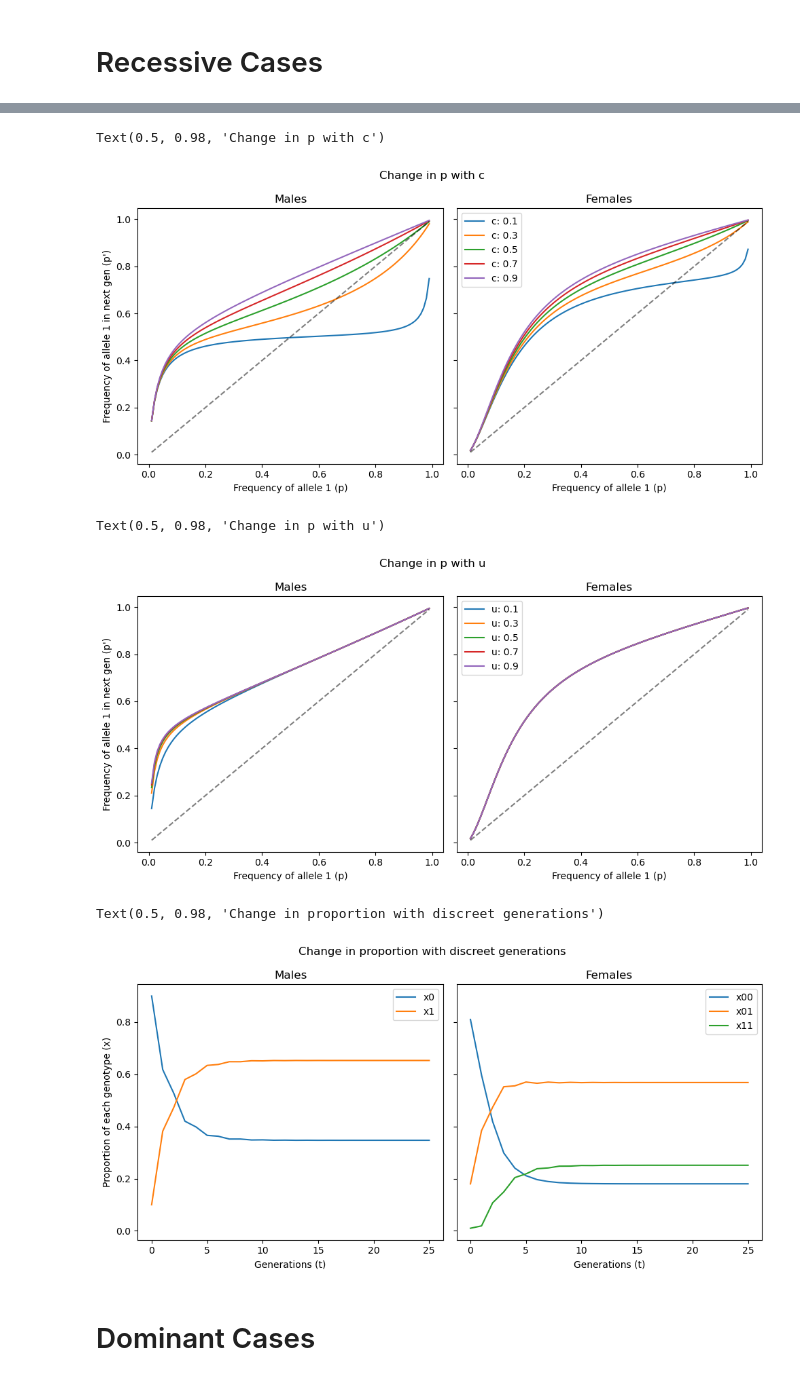
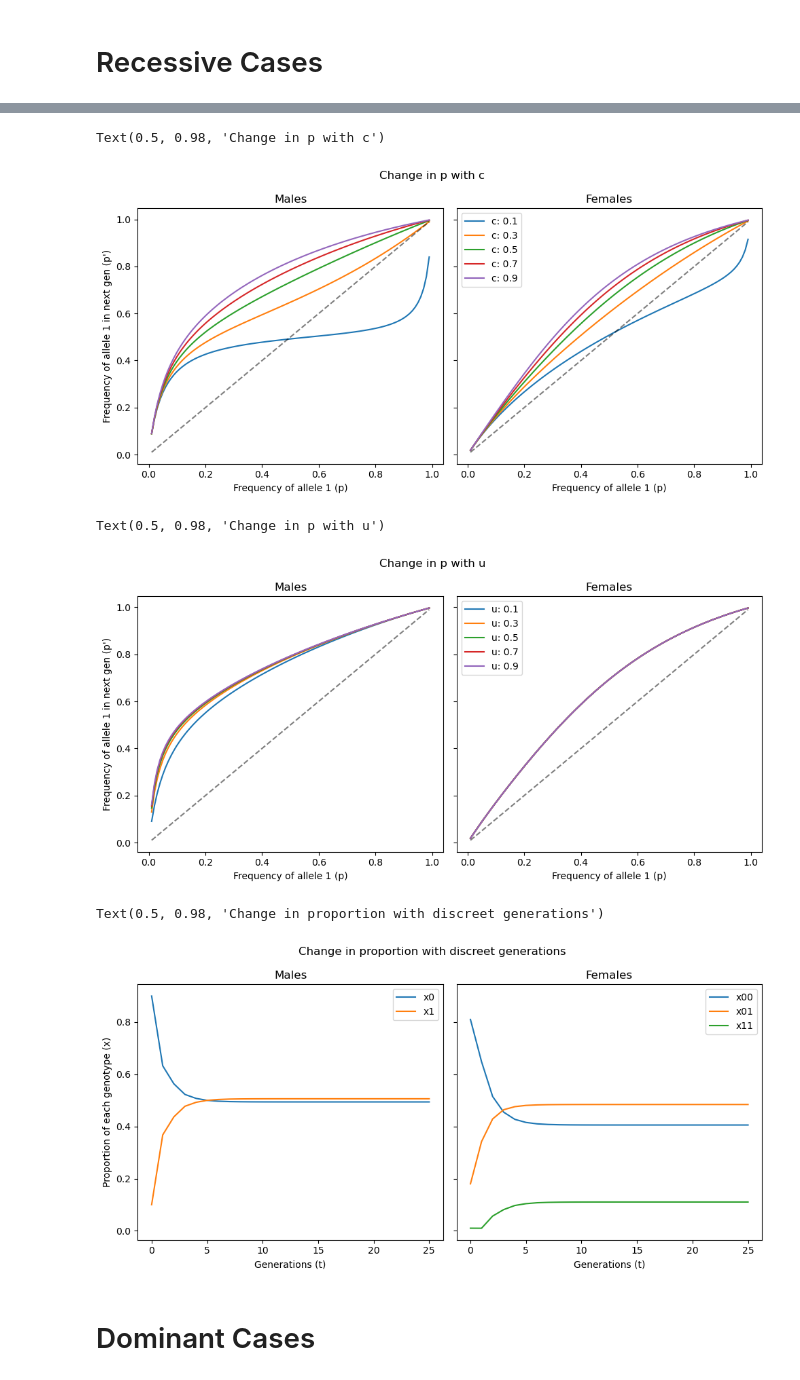
Before and after one commit to AbhayGupta115/PineSawflyModel, a Jupyter notebook: model.ipynb, the cells around one changed output, grey strips where cells are left out. Drawn from its saved outputs; the diff is of its cells as text; code cells hidden in the pictures.

```diff
--- a/model.ipynb
+++ b/model.ipynb
@@ -16,19 +16,19 @@ p = np.linspace(0.01, 0.99, 101)            #Initial frequency of defender allel
 q = (1 - p)                                 #Frequency of non defenders
 C = 100                                     #Number of eggs laid by non defender females
 c = np.linspace(1, 100, 20, dtype = 'int')  #Cost to females who defend (lower c = higher cost)
-a = np.linspace(1, 10, 5, dtype = 'int')    #Advantage for non defender mails in mating rate
+a = np.linspace(1, 50, 5, dtype = 'int')    #Advantage for non defender mails in mating rate
 u = np.round(np.linspace(0.1, 0.9, 5), 2)   #Probability female stays unmated
 r = np.round(np.linspace(0.1, 0.9, 5), 2)   #Sex ration (Prob of male larvae in a mating)
-DOMINANT = True                             #Switch between def allele being dominant or not
+DOMINANT = False                            #Switch between def allele being dominant or not
 
-def s(d, using = 's'):                      #Probability of the group surviving based on the proportion of defenders in the larvae
+def s(d, using = 'exp'):                      #Probability of the group surviving based on the proportion of defenders in the larvae
 
     if using == 'linear':
         return d * (0.99 - 0.01) + 0.01
     elif using == 'expinv':
         return ((np.exp(-d) - np.exp(0))/(np.exp(-1) - np.exp(0))) * (0.99 - 0.01) + 0.01
     elif using == 'exp':
-        return ((np.exp(d) - np.exp(0))/(np.exp(1) - np.exp(0))) * (0.99 - 0.01) + 0.01
+        return ((np.exp(2.5*d) - np.exp(0))/(np.exp(2.5*1) - np.exp(0))) * (0.99 - 0.01) + 0.01
     elif using == 's':
         return 1/(1 + np.exp(-9.2 * (d - 0.5)))
 # %%
@@ -37,8 +37,8 @@ P = {
     'p' : np.linspace(0.01, 0.99, 101), #Initial frequency of defender allele
     'q' : (1 - p),                      #Frequency of non defenders
     'C' : 100,                          #Number of eggs laid by non defender females
-    'c' : 90,                           #Cost to females who defend (lower c = higher cost)
-    'a' : 2.5,                          #Advantage for non defender mails in mating rate
+    'c' : 70,                           #Cost to females who defend (lower c = higher cost)
+    'a' : 5,                            #Advantage for non defender mails in mating rate
     'u' : 0.1,                          #Probability female stays unmated
     'r' : 0.2,                          #Sex ration (Prob of male larvae in a mating)
 }
@@ -328,7 +328,7 @@ ax[0].set_ylabel("Frequency of allele 1 in next gen (p')")
 fig.suptitle('Change in p with c')
 # %% [output]
 Text(0.5, 0.98, 'Change in p with c')
-[figure, old version]
+[figure, new version]
 # %%
 range_c = np.linspace(1, 100, 5, dtype = 'int')
 
@@ -371,7 +371,7 @@ ax[0].set_ylabel("Frequency of allele 1 in next gen (p')")
 fig.suptitle('Change in p with u')
 # %% [output]
 Text(0.5, 0.98, 'Change in p with u')
-[figure, old version]
+[figure, new version]
 # %%
 #New function for cont discreet generations
 def congen(P, orgs = []):
@@ -447,9 +447,9 @@ gentime = 25
 param = P.copy()
 param['p'] = 0.1
 param['q'] = 0.9
-param['c'] = 30
+param['c'] = 10
 param['r'] = 0.5
-param['u'] = 0.0
+param['u'] = 0.1
 param['a'] = 10
 
 orgs = []
@@ -471,33 +471,33 @@ for t in tqdm(range(gentime)):
     ind_prop['x01'].append(org_ls[3] / (sum(org_ls[2:])))
     ind_prop['x11'].append(org_ls[4] / (sum(org_ls[2:])))
 
     org_ls[:2] = org_ls[:2] / (sum(org_ls[:2]))
     org_ls[2:] = org_ls[2:] / (sum(org_ls[2:]))
     orgs = org_ls
 
 
 fig, (ax0, ax1) = plt.subplots(ncols = 2, sharey = True, layout = 'tight', figsize = (10, 5))
 
 ax0.plot(np.arange(0, gentime + 1, 1), ind_prop['x0'], label = 'x0')
 ax0.plot(np.arange(0, gentime + 1, 1), ind_prop['x1'], label = 'x1')
 ax0.legend()
 
 ax1.plot(np.arange(0, gentime + 1, 1), ind_prop['x00'], label = 'x00')
 ax1.plot(np.arange(0, gentime + 1, 1), ind_prop['x01'], label = 'x01')
 ax1.plot(np.arange(0, gentime + 1, 1), ind_prop['x11'], label = 'x11')
 ax1.legend()
 
 ax0.set_title('Males')
 ax1.set_title('Females')
 
 ax0.set_xlabel('Generations (t)')
 ax1.set_xlabel('Generations (t)')
 
 ax0.set_ylabel('Proportion of each genotype (x)')
 
 fig.suptitle('Change in proportion with discreet generations')
 # %% [output]
 Text(0.5, 0.98, 'Change in proportion with discreet generations')
-[figure, old version]
+[figure, new version]
 # %% [markdown]
 # Dominant Cases
```
Also changed, not shown: parts of 11 cells of this notebook.
